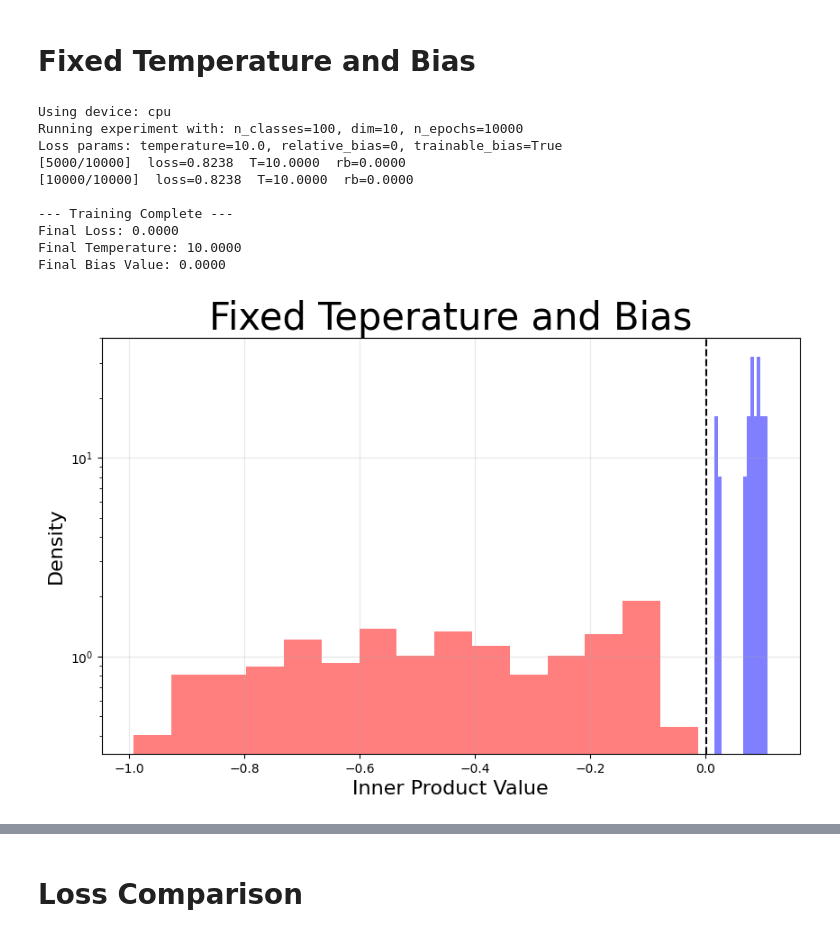
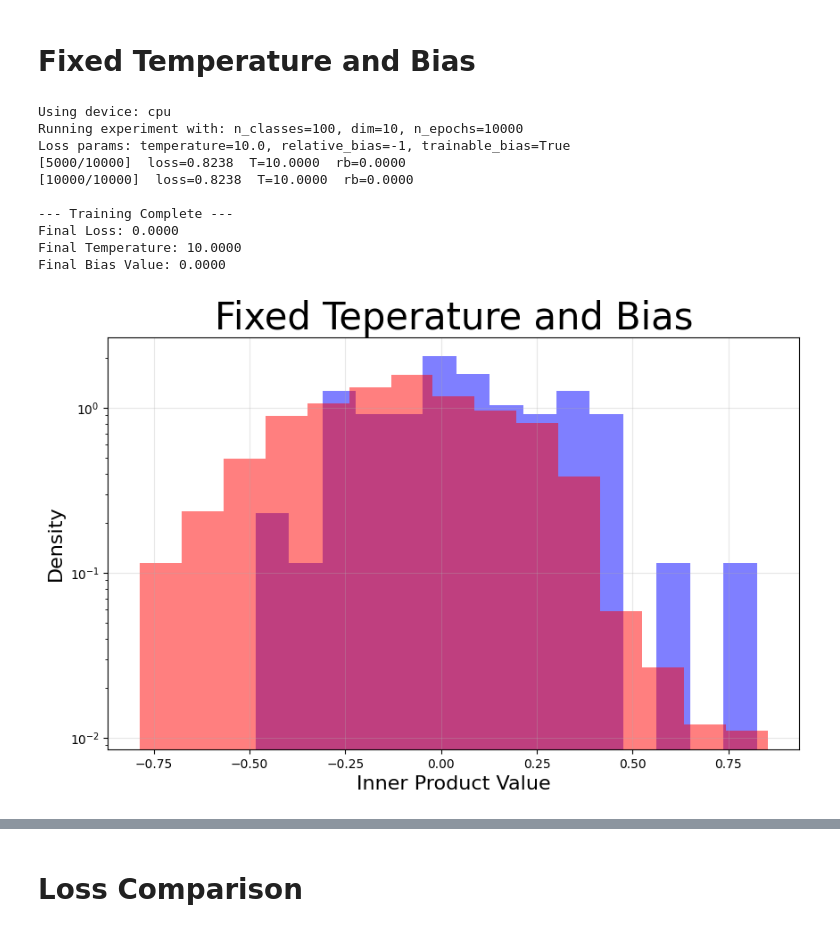
Before and after one commit to BangachevKiril/RepresentationLearningTheory, a Jupyter notebook: SigLIP/FrozenModalityExperiments.ipynb, the cells around one changed output, grey strips where cells are left out. Drawn from its saved outputs; the diff is of its cells as text; code cells hidden in the pictures.

Commit message:
fix plots

```diff
--- a/SigLIP/FrozenModalityExperiments.ipynb
+++ b/SigLIP/FrozenModalityExperiments.ipynb
@@ -264,8 +264,8 @@ experiment = SigLIPExperiment(
     when_to_print = 5000
 )
 
-U_final_4, V_final_4, criterion_final, no_adapter_losses_history_non_rb_fixed = experiment.train(
-    bias=initial_relative_bias*initial_temperature,
+U_final_b_low, V_final_b_low, criterion_final, no_adapter_losses_history_non_rb_fixed_low = experiment.train(
+    bias=0,
     temperature=initial_temperature,
     trainable_bias=False,
     trainable_temp=False,
@@ -280,7 +280,7 @@ print(f"Final Bias Value: {criterion_final.get_bias():.4f}")
 # %% [output]
 Using device: cpu
 Running experiment with: n_classes=100, dim=10, n_epochs=10000
-Loss params: temperature=10.0, relative_bias=0, trainable_bias=True
+Loss params: temperature=10.0, relative_bias=-1, trainable_bias=True
 [5000/10000]  loss=0.8238  T=10.0000  rb=0.0000
 [10000/10000]  loss=0.8238  T=10.0000  rb=0.0000
 
@@ -290,32 +290,32 @@ Final Temperature: 10.0000
 Final Bias Value: 0.0000
 # %%
 # Calculate all pairwise inner products
-inner_products = torch.matmul(U_final, V_final.t())
+inner_products = torch.matmul(U_final_b_low, V_final_b_low.t())
 
 # Get matching pairs (diagonal elements)
 matching_pairs = torch.diag(inner_products).detach().cpu().numpy()
 
 # Get non-matching pairs (off-diagonal elements)
 mask = ~torch.eye(n_classes, dtype=bool, device=device_str)
 non_matching_pairs = inner_products[mask].detach().cpu().numpy()
 
 # Create histogram plot
 plt.figure(figsize=(10, 6))
 plt.hist(matching_pairs, bins=15, alpha=0.5, label='Matching pairs (i,i)', color='blue', density=True)
 plt.hist(non_matching_pairs, bins=15, alpha=0.5, label='Non-matching pairs (i,j)', color='red', density=True)
 
 # Add red line showing separation between max non-matching and min matching
 # min_matching = np.min(matching_pairs)
 # max_non_matching = np.max(non_matching_pairs)
 # midpoint = (min_matching + max_non_matching) / 2
 # plt.axvline(x=midpoint, color='black', linestyle='--', label='Separation Point')
 
 plt.xlabel('Inner Product Value',fontsize=16)
 plt.ylabel('Density',fontsize=16)
 plt.yscale('log')
 plt.grid(True, alpha=0.3)
 plt.title('Fixed Teperature and Bias', fontsize=30)
 # plt.savefig('logs/frozen_modality_fixedbt_ip_separation.png',dpi =300,  bbox_inches='tight')
 plt.show()
 # %% [output]
-[figure, old version]
+[figure, new version]
```
Also changed, not shown: parts of 11 cells of this notebook.
